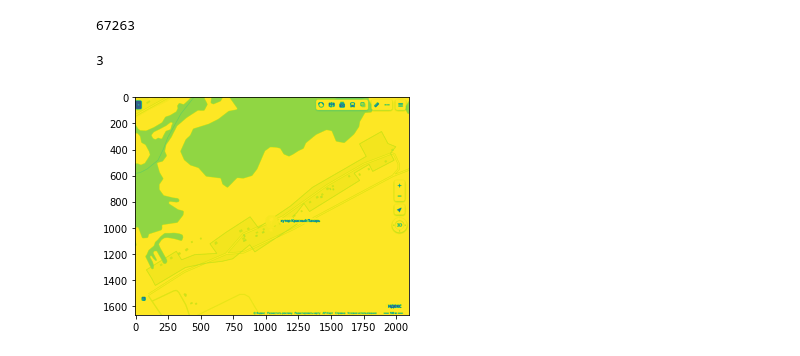
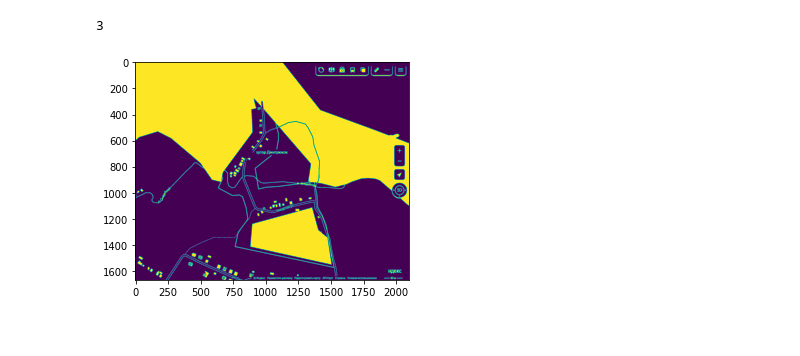
Before and after one commit to BaRRdAk/rcnn, a Jupyter notebook: gdal_raster.ipynb, the cells around one changed output. Cells and saved outputs as stored; diff of their text form; code cells hidden in the pictures.

```diff
--- a/gdal_raster.ipynb
+++ b/gdal_raster.ipynb
@@ -3,16 +3,21 @@
 # %%
 from osgeo import osr, gdal, ogr
 import matplotlib.pyplot as plt
+import numpy as np
 
-dataset = gdal.Open("scr_30.png")
 
-width = dataset.RasterXSize
-height = dataset.RasterYSize
+ds = gdal.Open("scr_1.tiff")
+band = ds.GetRasterBand(1)
+arr = band.ReadAsArray()
+[rows, cols] = arr.shape
+arr_min = arr.min()
+arr_max = arr.max()
+arr_mean = int(arr.mean())
+arr_out = np.where((arr < arr_mean), 10000, arr)
 
-datas = dataset.ReadAsArray(0, 0, width, height)
 geoTiffDriver = gdal.GetDriverByName("GTiff")
 
-tods = geoTiffDriver.Create("test_2.tif", width, height, 3, options=["INTERLEAVE=PIXEL"])
+tods = geoTiffDriver.Create("test_2.tif", cols, rows, 1, gdal.GDT_UInt16)
 
 srs = osr.SpatialReference()
 #srs.ImportFromEPSG(4326)
@@ -28,41 +33,44 @@ tods.SetProjection( srs.ExportToWkt() )
 
 bottom_left = [4699325.9903368,6465458.8001235]
 top_right = [4743331.4897824,6507106.8620988]
-x_pixel_res = height/(top_right[0] - bottom_left[0])
-y_pixel_res = width/(bottom_left[1] - top_right[1])
+x_pixel_res = rows/(top_right[0] - bottom_left[0])
+y_pixel_res = cols/(bottom_left[1] - top_right[1])
 
 tods.SetGeoTransform([4743331.4897824, x_pixel_res, 0, 6507106.8620988, 0, y_pixel_res])
 
-dataset_2 = gdal.Open("test_2.tif", gdal.GA_ReadOnly)
+
+tods.GetRasterBand(1).WriteArray(arr_out)
+tods.GetRasterBand(1).SetNoDataValue(10000)##if you want these values transparent
+tods.FlushCache() ##saves to disk!!
+tods = None
+band=None
+ds=None
+
+dataset_2 = gdal.Open("test_2.tif")
 
 # show result
-band = dataset.GetRasterBand(1)
+band = dataset_2.GetRasterBand(1)
 arr = band.ReadAsArray()
 
 im = plt.imshow(arr)
 
 
 # vectorize
 dst_layername = "POLYGONIZED_STUFF"
 shapeDriver = ogr.GetDriverByName("ESRI Shapefile")
 dst_ds = shapeDriver.CreateDataSource(dst_layername + ".shp")
 
 dst_layer = dst_ds.CreateLayer(dst_layername, srs=None)
 gdal.Polygonize(band, None, dst_layer, -1, [], callback=None)
 
 # simplify
-featureCount = dst_layer.GetFeatureCount()
-
-print(featureCount)
-
 feat = dst_layer.GetFeature(0)
 geom = feat.geometry()
 simple = geom.Simplify(0.2)
 
 target_ds = geoTiffDriver.Create("rasterize.tif", 500, 500, gdal.GDT_Byte)
 
 gdal.RasterizeLayer(target_ds, [3,2,1], dst_layer, burn_values=[200,220,240])
 # %% [output]
-67263
+3
-3
-[figure, old version]
+[figure, new version]
```
